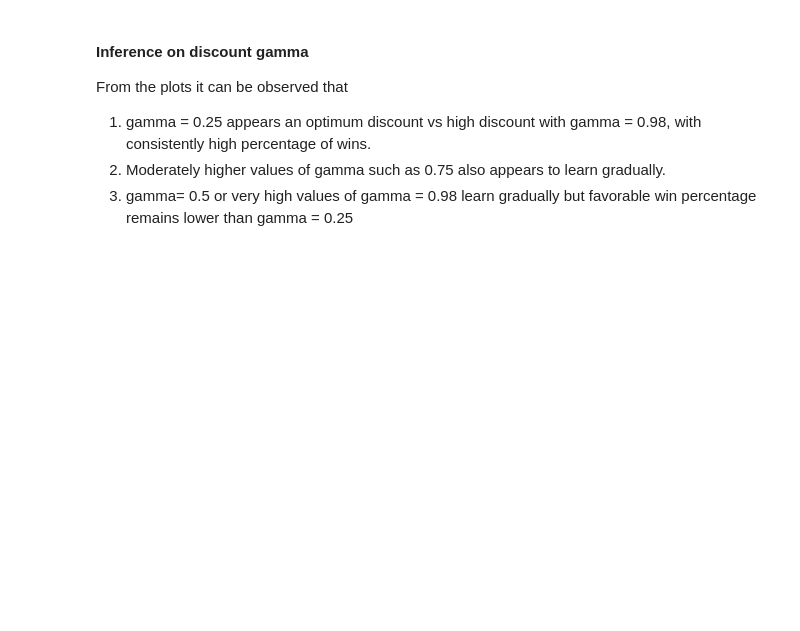
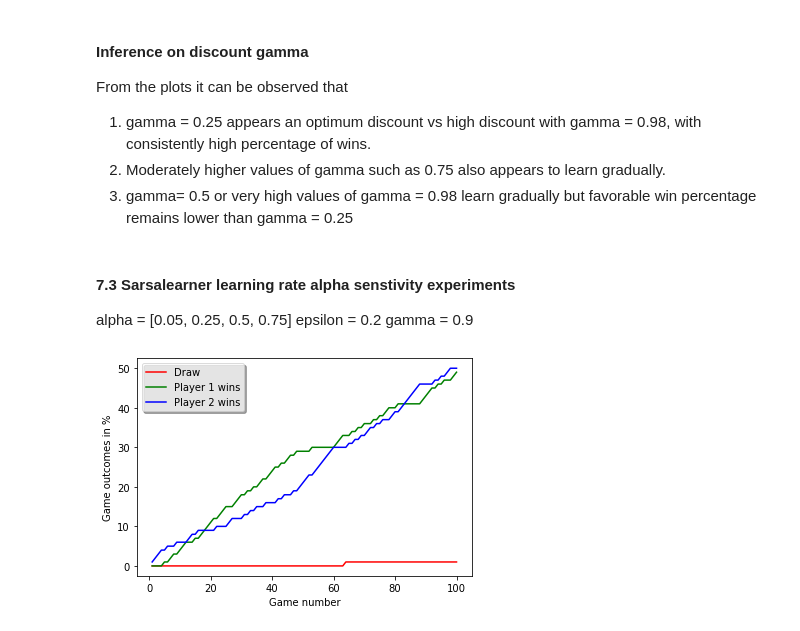
Before and after one commit to Team-Equality-RL-Project/connect-4, a Jupyter notebook: src/Connect4_Play.ipynb, the cells around one changed output. Saved outputs shown, nothing was run; the diff lists cells and outputs as text; code cells hidden in the pictures; blank space fills up the shorter version.

Commit message:
sarsa learner sensitivity analysis for alpha, gamma

```diff
--- a/src/Connect4_Play.ipynb
+++ b/src/Connect4_Play.ipynb
@@ -347,3 +347,8 @@ From the plots it can be observed that
 1. gamma = 0.25 appears an optimum discount vs high discount with gamma = 0.98, with consistently high percentage of wins.
 2. Moderately higher values of gamma such as 0.75 also appears to learn gradually.
 3. gamma= 0.5 or very high values of gamma = 0.98 learn gradually but favorable win percentage remains lower than gamma = 0.25
+# %% [markdown]
+#### 7.3 Sarsalearner learning rate alpha senstivity experiments
+   alpha   = [0.05, 0.25, 0.5, 0.75]
+   epsilon = 0.2
+   gamma   = 0.9
@@ -349,0 +357,14 @@ From the plots it can be observed that
+# %%
+#### 7.3.1 Sarsalearner vs Random Move Player battle over 100 games [ alpha = 0.05 ]
+if __name__ == "__main__":
+    num_games = 100
+    PlayerType_1 = "sarsalearner"
+    PlayerType_2 = "random"
+    exp_alpha = 1
+    exp_gamma = 0
+    alpha   = 0.05
+    epsilon = 0.2
+    gamma   = 0.9
+    GameView(1200, 760).main_menu(PlayerType_1, PlayerType_2, num_games, epsilon, alpha, gamma, exp_alpha, exp_gamma)
+# %% [output]
+[figure, added]
```
Also changed, not shown: parts of 14 cells of this notebook, 1 other file.
